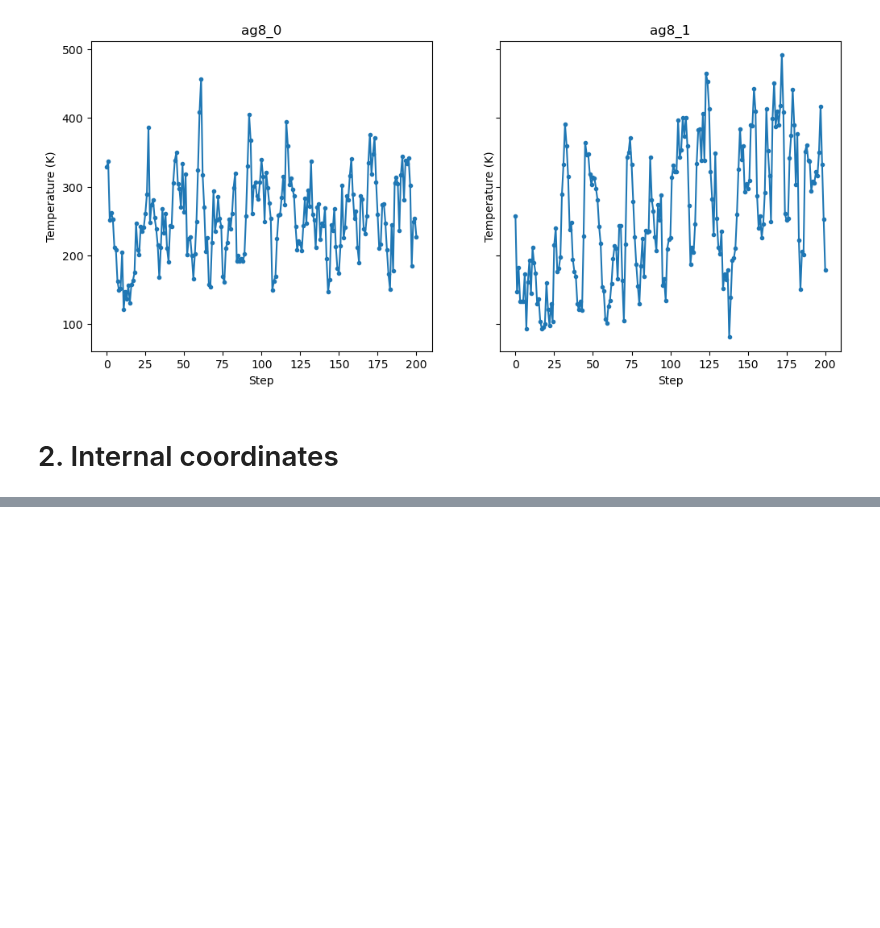
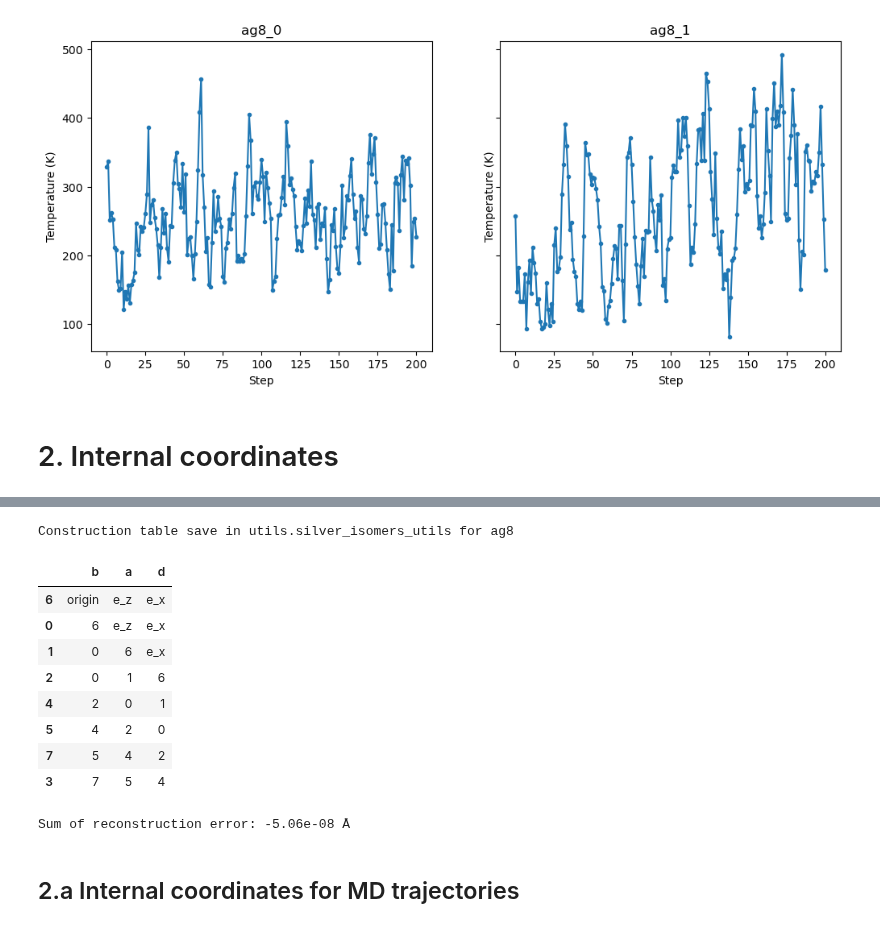
Before and after one commit to anacmolina/ML-DFT, a Jupyter notebook: notebooks/42b - ag8 internal coordinates analysis.ipynb, the cells around one changed output, grey strips where cells are left out. Cells and saved outputs as stored; diff of their text form; code cells hidden in the pictures; blank space fills up the shorter version.

```diff
--- a/notebooks/42b - ag8 internal coordinates analysis.ipynb
+++ b/notebooks/42b - ag8 internal coordinates analysis.ipynb
@@ -64,0 +81,14 @@ KeyError: '[6, 7] not in index'
+# %%
+print("Construction table save in utils.silver_isomers_utils for ag8")
+get_construction_table('ag8')
+# %% [output]
+Construction table save in utils.silver_isomers_utils for ag8
+|  | b | a | d |
+| 6 | origin | e_z | e_x |
+| 0 | 6 | e_z | e_x |
+| 1 | 0 | 6 | e_x |
+| 2 | 0 | 1 | 6 |
+| 4 | 2 | 0 | 1 |
+| 5 | 4 | 2 | 0 |
+| 7 | 5 | 4 | 2 |
+| 3 | 7 | 5 | 4 |
@@ -64,0 +103,12 @@ KeyError: '[6, 7] not in index'
+# %%
+zmat = coord_maps.zmat_minima[0]
+molecule = coord_maps.build_molecule_from_zmat(zmat)
+isomer_minima = get_molecule_isomer_minima('FD-TPSS', 'Ag8', '0')
+
+sum_reconstruction_error = (isomer_minima.get_all_distances() - molecule.get_all_distances()).mean()
+
+print(f"Sum of reconstruction error: {sum_reconstruction_error:.2e} Å")
+# %% [output]
+Sum of reconstruction error: -5.06e-08 Å
+# %% [markdown]
+## 2.a Internal coordinates for MD trajectories
```
Also changed, not shown: parts of 7 cells of this notebook, 6 other files.
